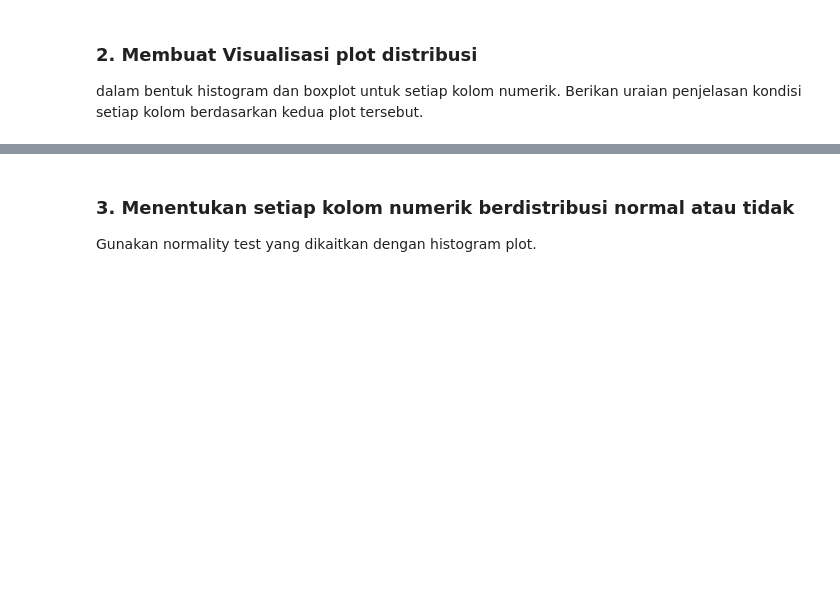
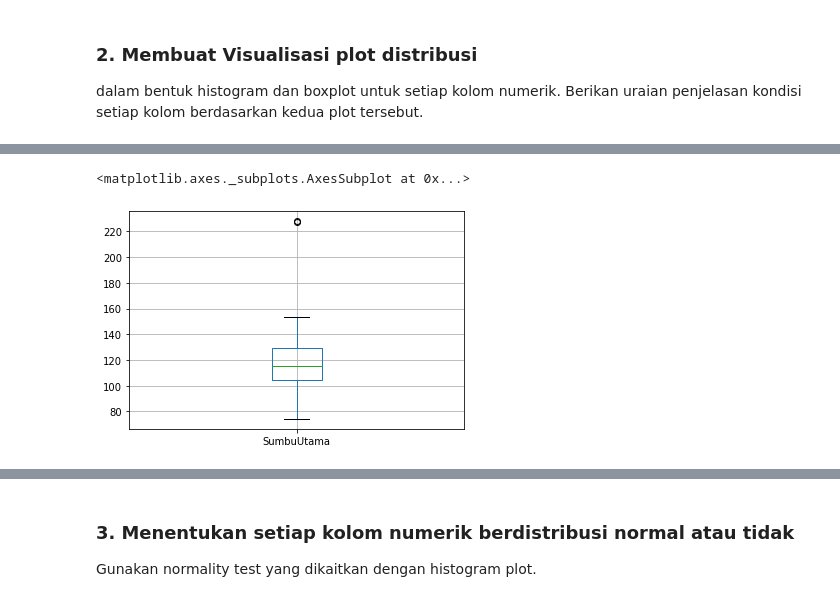
Before and after one commit to pratamaandiko/Tubes-Probstat, a Jupyter notebook: TubesProbstat.ipynb, the cells around one changed output, grey strips where cells are left out. Drawn from its saved outputs; the diff is of its cells as text; code cells hidden in the pictures; blank space fills up the shorter version.

```diff
--- a/TubesProbstat.ipynb
+++ b/TubesProbstat.ipynb
@@ -108,0 +128,5 @@ dalam bentuk histogram dan boxplot untuk setiap kolom numerik. Berikan uraian pe
+# %%
+gandum.boxplot("SumbuUtama")
+# %% [output]
+<matplotlib.axes._subplots.AxesSubplot at 0x...>
+[figure, added]
```
Also changed, not shown: parts of 29 cells of this notebook.
